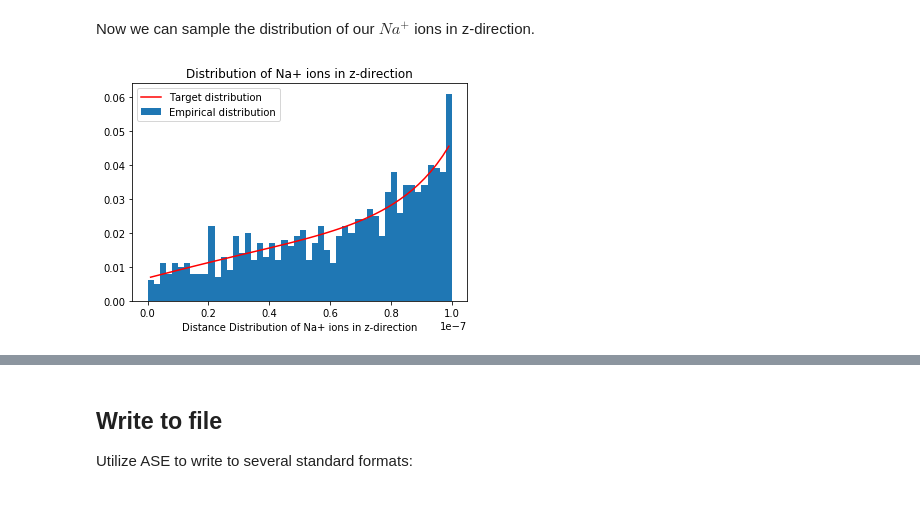
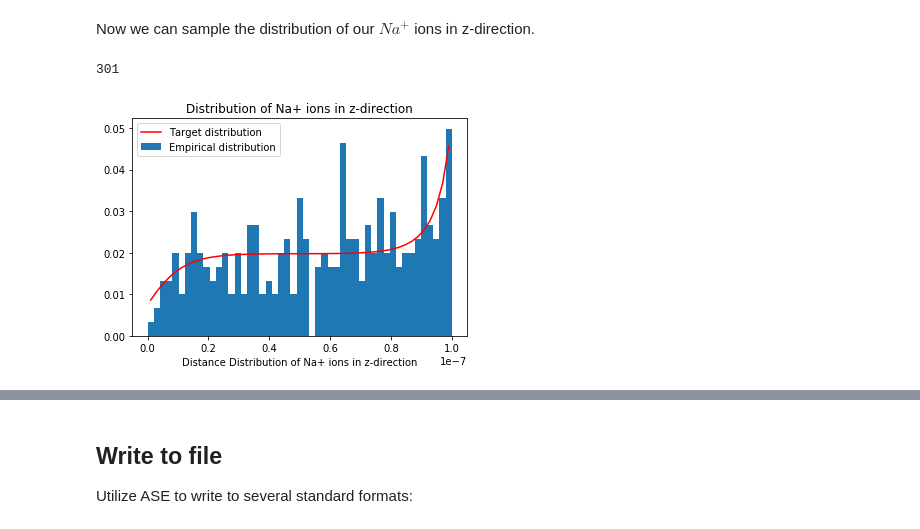
Before and after one commit to jotelha/continuous2discrete, a Jupyter notebook: showcases.ipynb, the cells around one changed output, grey strips where cells are left out. Saved outputs shown, nothing was run; the diff lists cells and outputs as text; code cells hidden in the pictures.

```diff
--- a/showcases.ipynb
+++ b/showcases.ipynb
@@ -1388,3 +1532,5 @@ na_distribution = interpolate.interp1d(pnp.X*pnp.l_unit, pnp.concentration[0])
 cl_distribution = interpolate.interp1d(pnp.X*pnp.l_unit, pnp.concentration[1])
 # %% [markdown]
 Now we can sample the distribution of our $Na^+$ ions in z-direction.
+# %%
+scaled_na_distribution = lambda x: na_distribution(x) / na_distribution(0) * 0.1
@@ -1395,0 +1545,2 @@ sample_size = 1000
+# %%
+na_sample_size = int(np.round(box.prod()*pnp.c[0] * sc.Avogadro)) # [V] = m^3, [c] = mol / m^3, [N_A] = 1 / mol
@@ -1396,9 +1549,13 @@ sample_size = 1000
+# %%
+na_sample_size
+# %% [output]
+301
 # %%
 na_struc = generate_structure(
-    distribution=na_distribution, box=box, atom_count=sample_size )
+    distribution=scaled_na_distribution, box=box, atom_count=na_sample_size )
 
-histx, histy, histz = get_histogram(na_struc, box=box, n_bins=51)
-
-plot_dist(histz, 'Distribution of Na+ ions in z-direction', reference_distribution=na_distribution)
+histx, histy, histz = get_histogram(na_struc, box=box, n_bins=n_bins)
-# %% [output]
-[figure, removed]
+# %%
+plot_dist(histz, 'Distribution of Na+ ions in z-direction', reference_distribution=scaled_na_distribution)
+# %% [output]
+[figure, added]
```
Also changed, not shown: parts of 95 cells of this notebook.
